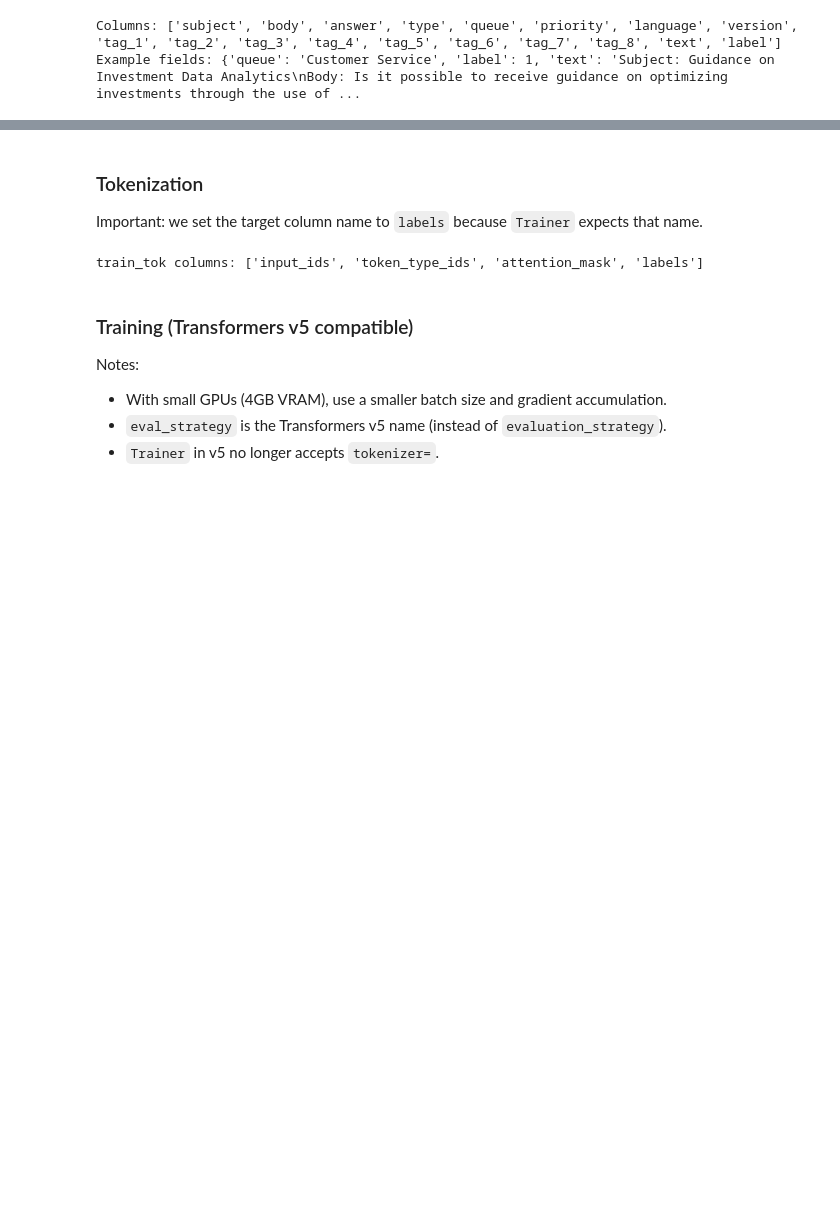
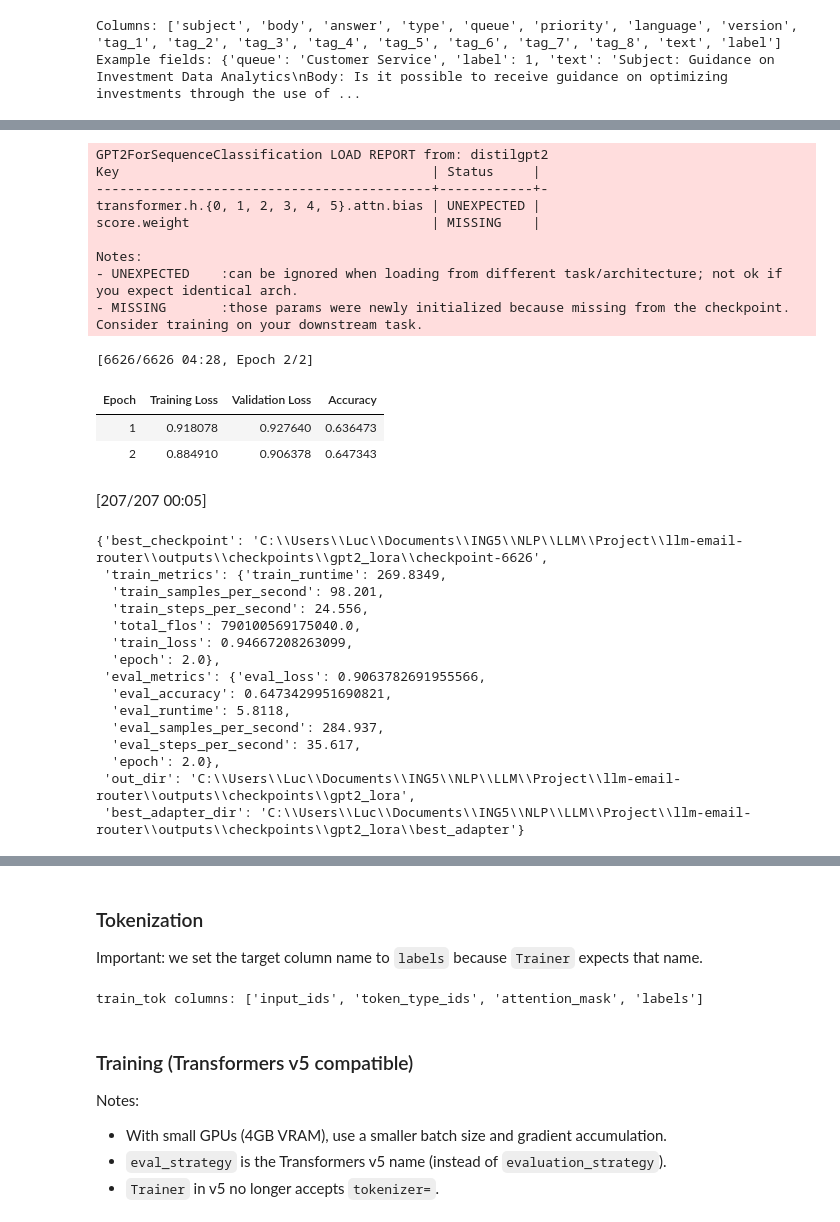
Before and after one commit to lucR8/nlp-llm-email-routing, a Jupyter notebook: notebook.ipynb, the cells around one changed output, grey strips where cells are left out. Drawn from its saved outputs; the diff is of its cells as text; code cells hidden in the pictures; blank space fills up the shorter version.

Commit message:
Adding of the 3 agents

```diff
--- a/notebook.ipynb
+++ b/notebook.ipynb
@@ -149,0 +215,15 @@ We fine-tune `distilbert-base-uncased` for 5-way classification.
+# %%
+from pathlib import Path
+
+# Project root (already defined in the setup cell, but keep a safe fallback)
+ROOT = globals().get("ROOT", Path(".").resolve())
+
+agents_dir = ROOT / "src" / "agents"
+assert agents_dir.exists(), f"Missing agents directory: {agents_dir}"
+
+required = ["gpt2_prompting.py", "gpt2_lora.py", "distilbert_classifier.py"]
+for name in required:
+    p = agents_dir / name
+    assert p.exists(), f"Missing agent file: {p}"
+
+print("[OK] Found agent files in", agents_dir)
@@ -149,0 +386,59 @@ We fine-tune `distilbert-base-uncased` for 5-way classification.
+# %%
+from src.agents.gpt2_lora import GPT2LoRARouter, LoRAConfig, TrainConfig
+
+router_lora = GPT2LoRARouter(
+    label_list=label_list,
+    cfg=LoRAConfig(
+        model_name="distilgpt2",
+        device=DEVICE_STR,
+        max_length=256,
+        r=8,
+        alpha=16,
+        dropout=0.05,
+    )
+)
+
+train_info = router_lora.train(
+    train_ds=train_ds,
+    val_ds=val_ds,
+    test_ds=test_ds,
+    train_cfg=TrainConfig(
+        output_dir=str(ROOT / "outputs" / "checkpoints" / "gpt2_lora"),
+        num_train_epochs=2,   # puis 3-4 sur GPU
+        per_device_train_batch_size=4,
+        per_device_eval_batch_size=8,
+    ),
+    label2id=label2id,
+)
+
+train_info
+# %% [output]
+GPT2ForSequenceClassification LOAD REPORT from: distilgpt2
+Key                                        | Status     |
+-------------------------------------------+------------+-
+transformer.h.{0, 1, 2, 3, 4, 5}.attn.bias | UNEXPECTED |
+score.weight                               | MISSING    |
+
+Notes:
+- UNEXPECTED    :can be ignored when loading from different task/architecture; not ok if you expect identical arch.
+- MISSING       :those params were newly initialized because missing from the checkpoint. Consider training on your downstream task.
+[6626/6626 04:28, Epoch 2/2]
+| Epoch | Training Loss | Validation Loss | Accuracy |
+| 1 | 0.918078 | 0.927640 | 0.636473 |
+| 2 | 0.884910 | 0.906378 | 0.647343 |
+[207/207 00:05]
+{'best_checkpoint': 'C:\\Users\\Luc\\Documents\\ING5\\NLP\\LLM\\Project\\llm-email-router\\outputs\\checkpoints\\gpt2_lora\\checkpoint-6626',
+ 'train_metrics': {'train_runtime': 269.8349,
+  'train_samples_per_second': 98.201,
+  'train_steps_per_second': 24.556,
+  'total_flos': 790100569175040.0,
+  'train_loss': 0.94667208263099,
+  'epoch': 2.0},
+ 'eval_metrics': {'eval_loss': 0.9063782691955566,
+  'eval_accuracy': 0.6473429951690821,
+  'eval_runtime': 5.8118,
+  'eval_samples_per_second': 284.937,
+  'eval_steps_per_second': 35.617,
+  'epoch': 2.0},
+ 'out_dir': 'C:\\Users\\Luc\\Documents\\ING5\\NLP\\LLM\\Project\\llm-email-router\\outputs\\checkpoints\\gpt2_lora',
+ 'best_adapter_dir': 'C:\\Users\\Luc\\Documents\\ING5\\NLP\\LLM\\Project\\llm-email-router\\outputs\\checkpoints\\gpt2_lora\\best_adapter'}
```
Also changed, not shown: parts of 45 cells of this notebook, 5 other files.
